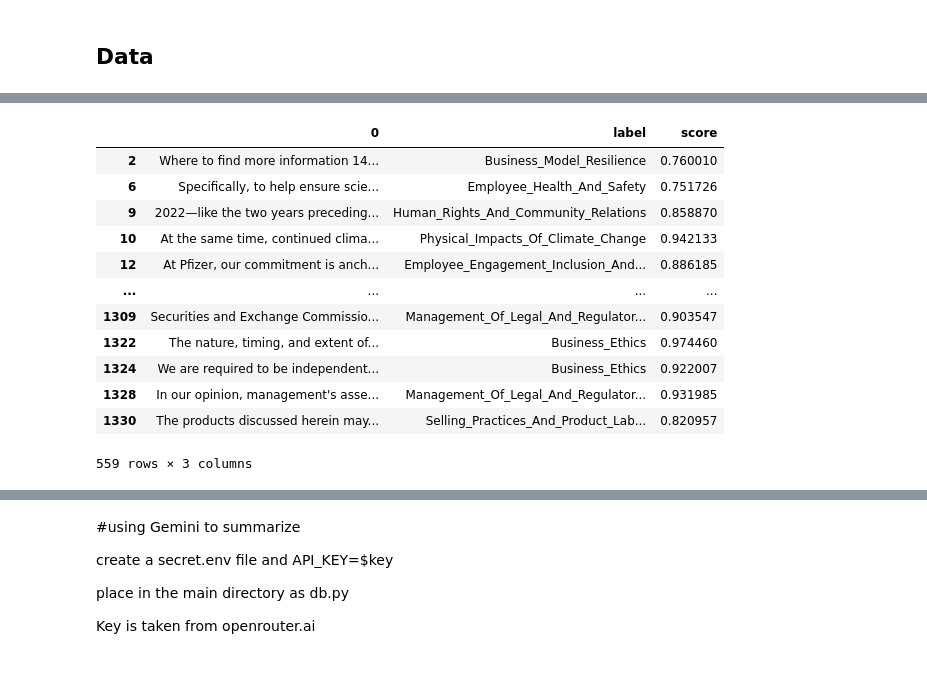
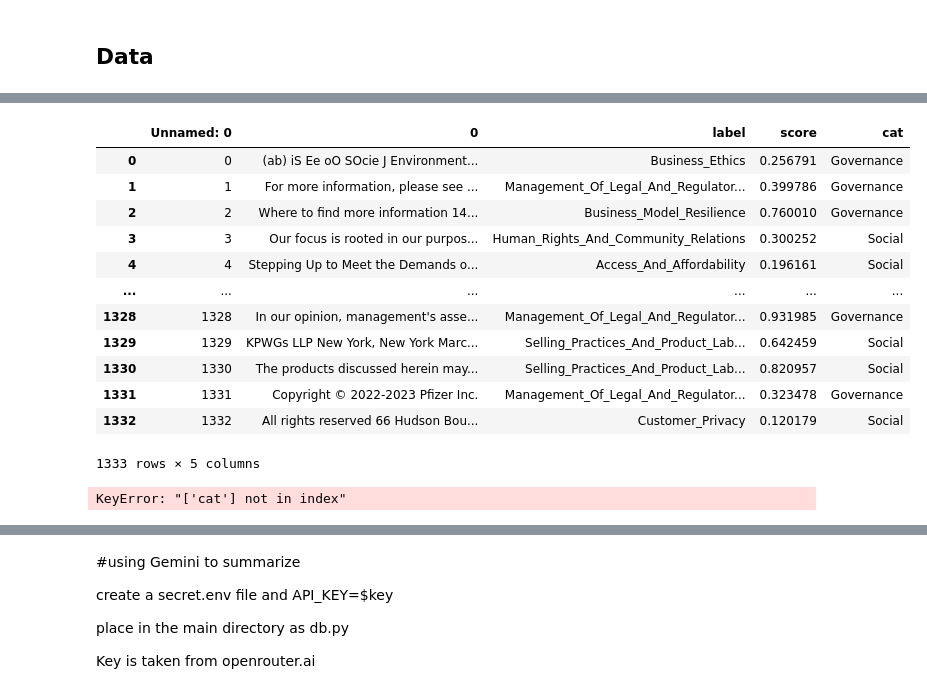
Before and after one commit to shiyun36/dsa3101, a Jupyter notebook: db_data_cleaning&dummy_data&pipeline.ipynb, the cells around one changed output, grey strips where cells are left out. Drawn from its saved outputs; the diff is of its cells as text; code cells hidden in the pictures.

```diff
--- a/db_data_cleaning&dummy_data&pipeline.ipynb
+++ b/db_data_cleaning&dummy_data&pipeline.ipynb
@@ -69,6 +72,34 @@ json_dat2
 # %% [markdown]
 ## Data
+# %%
+esg_categories = {
+    "Business_Ethics": "Governance",
+    "Management_Of_Legal_And_Regulatory_Framework": "Governance",
+    "Business_Model_Resilience": "Governance",
+    "Human_Rights_And_Community_Relations": "Social",
+    "Access_And_Affordability": "Social",
+    "Employee_Health_And_Safety": "Social",
+    "Employee_Engagement_Inclusion_And_Diversity": "Social",
+    "Critical_Incident_Risk_Management": "Social",
+    "Product_Quality_And_Safety": "Social",
+    "Supply_Chain_Management": "Social",
+    "Labor_Practices": "Social",
+    "Customer_Privacy": "Social",
+    "Selling_Practices_And_Product_Labeling": "Social",
+    "GHG_Emissions": "Environmental",
+    "Physical_Impacts_Of_Climate_Change": "Environmental",
+    "Energy_Management": "Environmental",
+    "Waste_And_Hazardous_Materials_Management": "Environmental",
+    "Water_And_Wastewater_Management": "Environmental",
+    "Ecological_Impacts": "Environmental",
+    "Air_Quality": "Environmental",
+    "Director_Removal": "Governance",
+    "Systemic_Risk_Management": "Governance",
+    "Product_Design_And_Lifecycle_Management": "Governance",
+    "Competitive_Behavior": "Governance"
+}
 # %%
-df = pd.read_csv('../../example_db_data/example_db_data pfizer_2024.csv') #data was generated using esg_bert on the pfizer => esg-bert labels not our actual model
+#i added bigger category for testing => to be similar to our model
+df = pd.read_csv('/home/shiro/dsa3101/example_db_data/example_db_data pfizer_2024.csv') #data was generated using esg_bert on the pfizer => esg-bert labels not our actual model
 df
 # %% [output]
@@ -76,17 +140,23 @@ FileNotFoundError: [Errno 2] No such file or directory: '../../example_db_data/e
+# %%
+df3 = df.copy()
+df3['cat'] = df3['label'].map(esg_categories)
+df3
+# %% [output]
+|  | Unnamed: 0 | 0 | label | score | cat |
+| 0 | 0 | (ab) iS Ee oO SOcie J Environment... | Business_Ethics | 0.256791 | Governance |
+| 1 | 1 | For more information, please see ... | Management_Of_Legal_And_Regulator... | 0.399786 | Governance |
+| 2 | 2 | Where to find more information 14... | Business_Model_Resilience | 0.760010 | Governance |
+| 3 | 3 | Our focus is rooted in our purpos... | Human_Rights_And_Community_Relations | 0.300252 | Social |
+| 4 | 4 | Stepping Up to Meet the Demands o... | Access_And_Affordability | 0.196161 | Social |
+| ... | ... | ... | ... | ... | ... |
+| 1328 | 1328 | In our opinion, management's asse... | Management_Of_Legal_And_Regulator... | 0.931985 | Governance |
+| 1329 | 1329 | KPWGs LLP New York, New York Marc... | Selling_Practices_And_Product_Lab... | 0.642459 | Social |
+| 1330 | 1330 | The products discussed herein may... | Selling_Practices_And_Product_Lab... | 0.820957 | Social |
+| 1331 | 1331 | Copyright © 2022-2023 Pfizer Inc. | Management_Of_Legal_And_Regulator... | 0.323478 | Governance |
+| 1332 | 1332 | All rights reserved 66 Hudson Bou... | Customer_Privacy | 0.120179 | Social |
+1333 rows × 5 columns
 # %%
-df2 = df[df['score'] > 0.75][['0','label','score']] #Only get those with high score for labels
+df2 = df[df['score'] > 0.75][['0','label','score','cat']] #Only get those with high score for labels
 df2
 # %% [output]
-|  | 0 | label | score |
-| 2 | Where to find more information 14... | Business_Model_Resilience | 0.760010 |
-| 6 | Specifically, to help ensure scie... | Employee_Health_And_Safety | 0.751726 |
-| 9 | 2022—like the two years preceding... | Human_Rights_And_Community_Relations | 0.858870 |
-| 10 | At the same time, continued clima... | Physical_Impacts_Of_Climate_Change | 0.942133 |
-| 12 | At Pfizer, our commitment is anch... | Employee_Engagement_Inclusion_And... | 0.886185 |
-| ... | ... | ... | ... |
-| 1309 | Securities and Exchange Commissio... | Management_Of_Legal_And_Regulator... | 0.903547 |
-| 1322 | The nature, timing, and extent of... | Business_Ethics | 0.974460 |
-| 1324 | We are required to be independent... | Business_Ethics | 0.922007 |
-| 1328 | In our opinion, management's asse... | Management_Of_Legal_And_Regulator... | 0.931985 |
-| 1330 | The products discussed herein may... | Selling_Practices_And_Product_Lab... | 0.820957 |
-559 rows × 3 columns
+KeyError: "['cat'] not in index"
```
Also changed, not shown: parts of 32 cells of this notebook, 2 other files.
